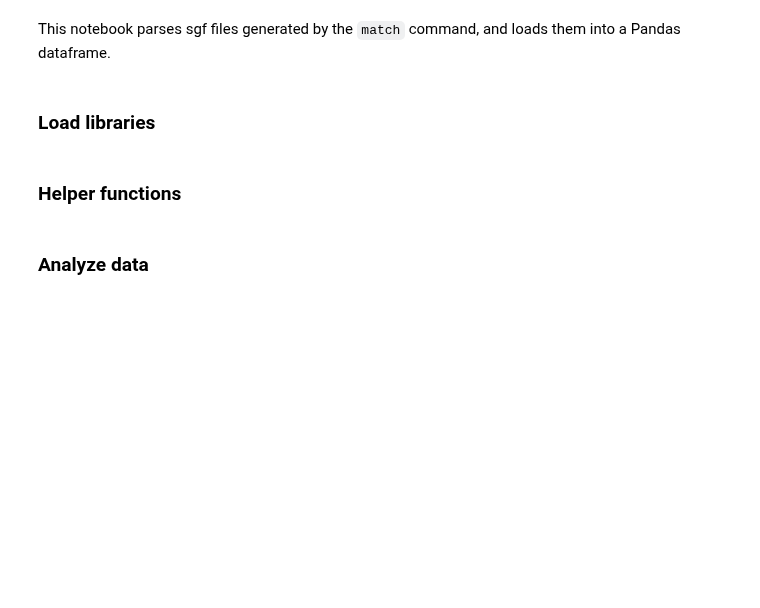
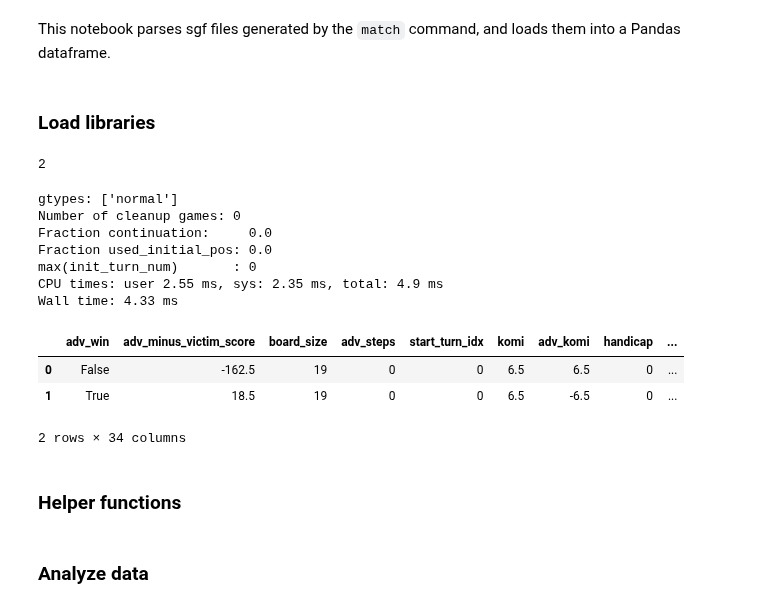
Before and after one commit to AlignmentResearch/go_attack, a Jupyter notebook: notebooks/match-explorer.ipynb, the cells around one changed output. Cells and saved outputs as stored; diff of their text form; code cells hidden in the pictures; blank space fills up the shorter version.

```diff
--- a/notebooks/match-explorer.ipynb
+++ b/notebooks/match-explorer.ipynb
@@ -20,6 +21,7 @@ MATCH_DIR = "../tests/testdata/visits-truncated/"
 # MATCH_DIR = "/nas/ucb/tony/go-attack/matches/visit-exp3"
 
 sgf_paths = game_info.find_sgf_files(MATCH_DIR)
-raw_sgf_strs = game_info.read_and_concat_all_files(sgf_paths)
-
-len(raw_sgf_strs)
+parsed_games = game_info.read_and_parse_all_files(sgf_paths, fast_parse=False)
+len(parsed_games)
+# %% [output]
+2
@@ -34,16 +30,28 @@ game_infos: List[game_info.GameInfo] = process_map(
 # %%
 %%time
-df = pd.DataFrame([gi.to_dict() for gi in game_infos])
+df = pd.DataFrame(parsed_games)
 print("gtypes:", df.gtype.unique())
 print("Number of cleanup games:", (df.gtype == "cleanuptraining").sum())
 
 # Filter to only normal games
 df = df[(df.gtype == "normal")]
 print("Fraction continuation:    ", df.is_continuation.mean())
 print("Fraction used_initial_pos:", df.used_initial_position.mean())
 print("max(init_turn_num)       :", df.init_turn_num.max())
 
 df.head()
+# %% [output]
+gtypes: ['normal']
+Number of cleanup games: 0
+Fraction continuation:     0.0
+Fraction used_initial_pos: 0.0
+max(init_turn_num)       : 0
+CPU times: user 2.55 ms, sys: 2.35 ms, total: 4.9 ms
+Wall time: 4.33 ms
+|  | adv_win | adv_minus_victim_score | board_size | adv_steps | start_turn_idx | komi | adv_komi | handicap | ... |
+| 0 | False | -162.5 | 19 | 0 | 0 | 6.5 | 6.5 | 0 | ... |
+| 1 | True | 18.5 | 19 | 0 | 0 | 6.5 | -6.5 | 0 | ... |
+2 rows × 34 columns
 # %% [markdown]
 ### Helper functions
 # %%
```
Also changed, not shown: parts of 6 cells of this notebook, 6 other files.
